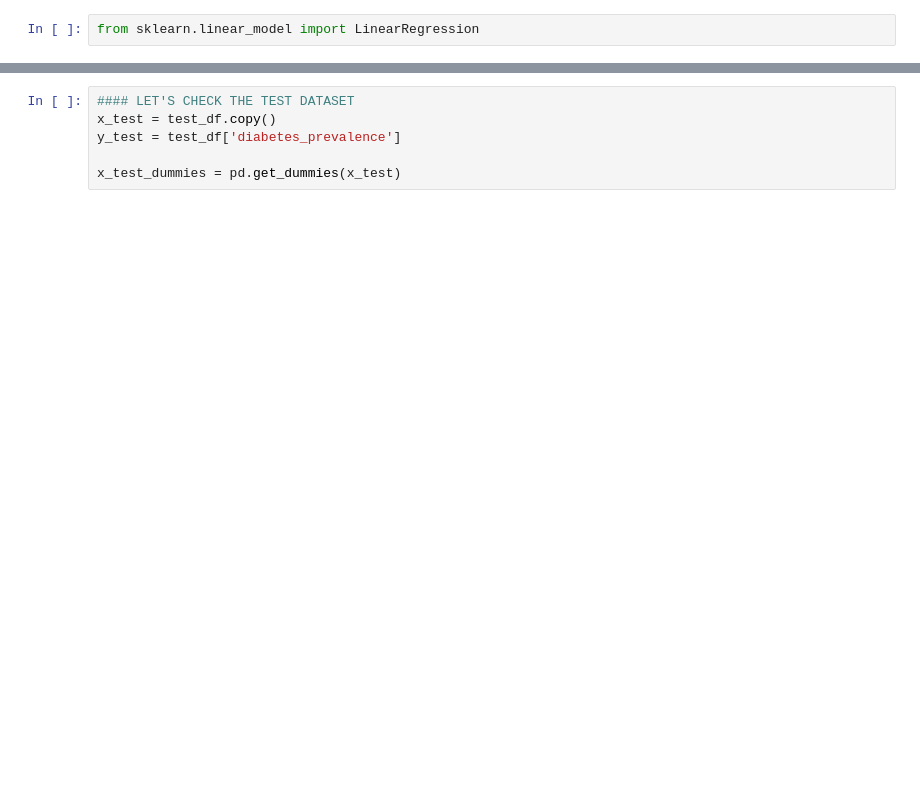
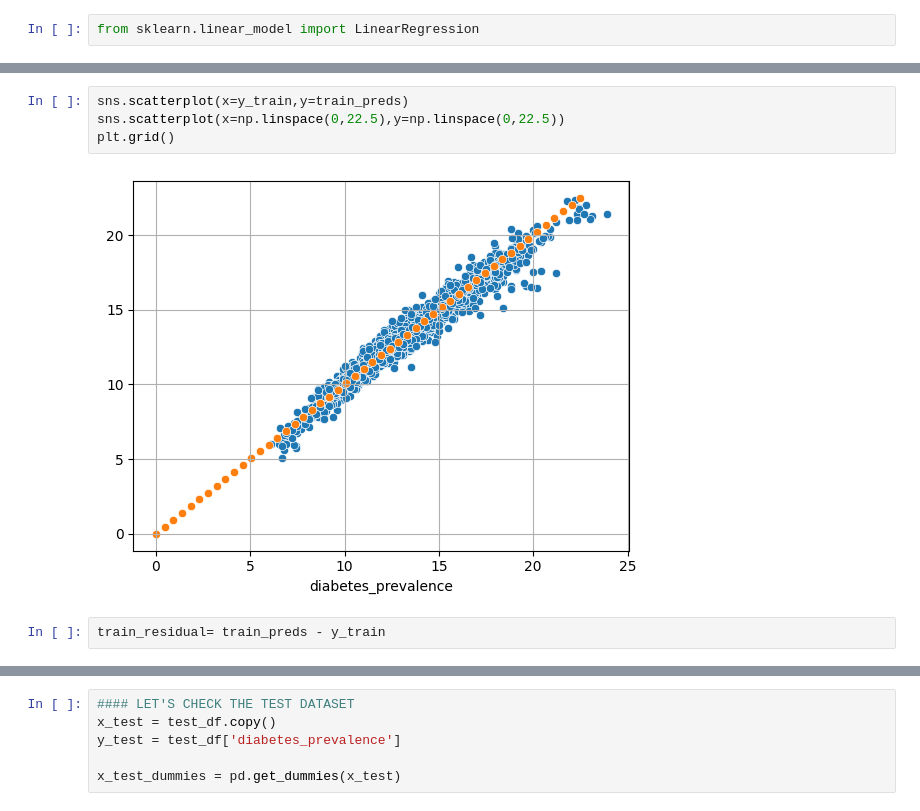
Before and after one commit to utkuseyithanoglu/utku-machine-learning-python-template, a Jupyter notebook: src/Build a linear regression model using pandas and python.ipynb, the cells around one changed output, grey strips where cells are left out. Drawn from its saved outputs; the diff is of its cells as text; blank space fills up the shorter version.

```diff
--- a/src/Build a linear regression model using pandas and python.ipynb
+++ b/src/Build a linear regression model using pandas and python.ipynb
@@ -132,0 +141,8 @@ sns.scatterplot(x=y_train , y=train_preds)
+# %%
+sns.scatterplot(x=y_train,y=train_preds)
+sns.scatterplot(x=np.linspace(0,22.5),y=np.linspace(0,22.5))
+plt.grid()
+# %% [output]
+[figure, added]
+# %%
+train_residual= train_preds - y_train
```
Also changed, not shown: parts of 39 cells of this notebook.
